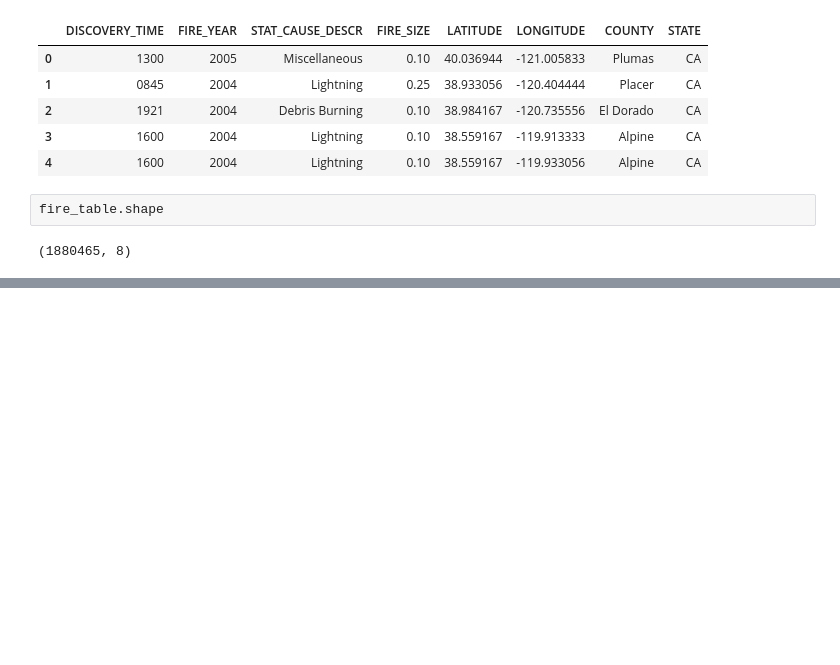
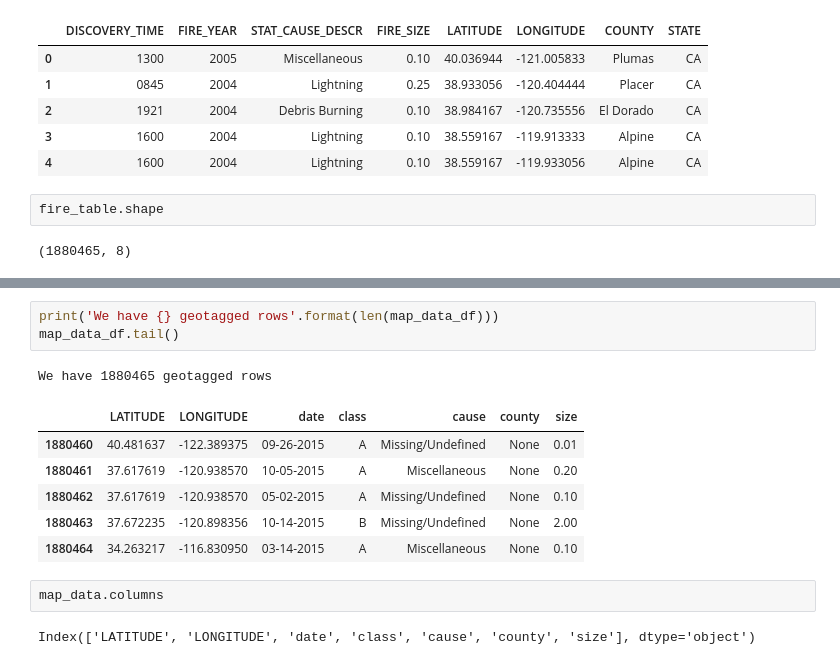
Before and after one commit to faznaimov/US-wildfire-dashboard, a Jupyter notebook: Untitled.ipynb, the cells around one changed output, grey strips where cells are left out. Saved outputs shown, nothing was run; the diff lists cells and outputs as text; blank space fills up the shorter version.

```diff
--- a/Untitled.ipynb
+++ b/Untitled.ipynb
@@ -142,0 +157,15 @@ fire_table_dict = fire_table.to_dict()
+# %%
+print('We have {} geotagged rows'.format(len(map_data_df)))
+map_data_df.tail()
+# %% [output]
+We have 1880465 geotagged rows
+|  | LATITUDE | LONGITUDE | date | class | cause | county | size |
+| 1880460 | 40.481637 | -122.389375 | 09-26-2015 | A | Missing/Undefined | None | 0.01 |
+| 1880461 | 37.617619 | -120.938570 | 10-05-2015 | A | Miscellaneous | None | 0.20 |
+| 1880462 | 37.617619 | -120.938570 | 05-02-2015 | A | Missing/Undefined | None | 0.10 |
+| 1880463 | 37.672235 | -120.898356 | 10-14-2015 | B | Missing/Undefined | None | 2.00 |
+| 1880464 | 34.263217 | -116.830950 | 03-14-2015 | A | Miscellaneous | None | 0.10 |
+# %%
+map_data.columns
+# %% [output]
+Index(['LATITUDE', 'LONGITUDE', 'date', 'class', 'cause', 'county', 'size'], dtype='object')
```
Also changed, not shown: parts of 30 cells of this notebook, 18 other files.
